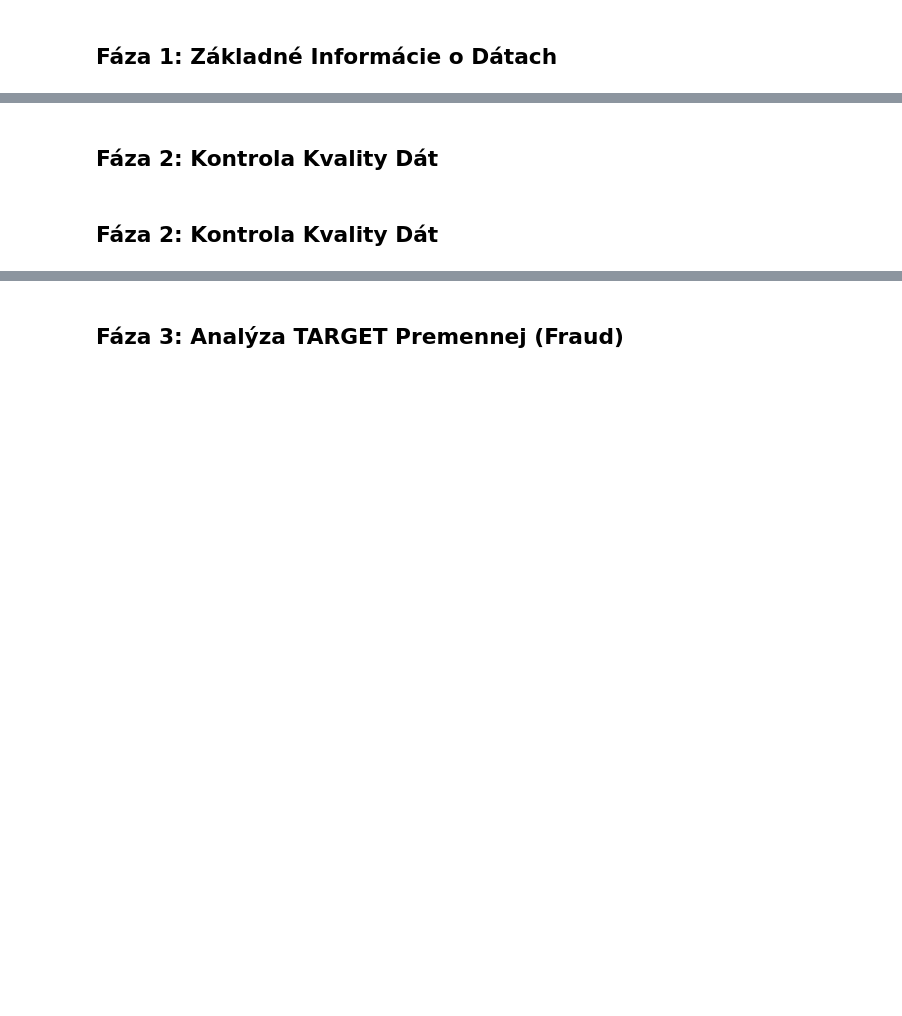
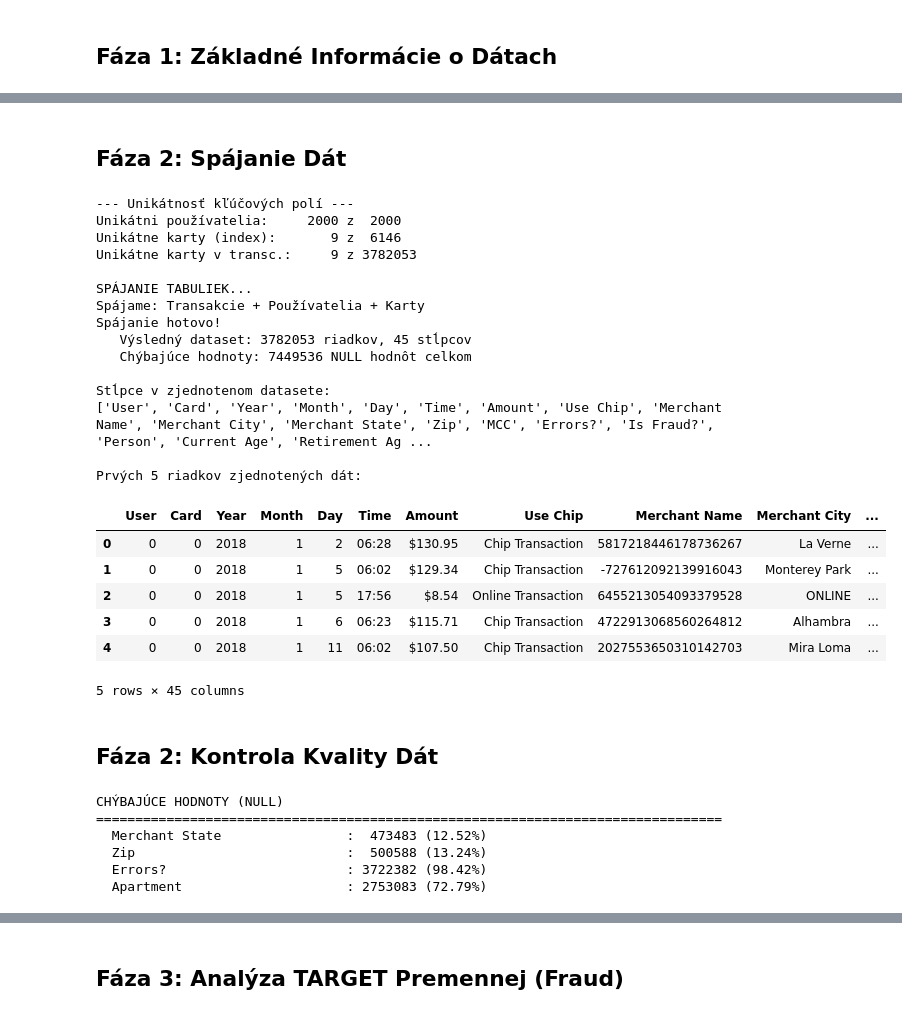
Before and after one commit to veronikasovic/fraud-decision-system, a Jupyter notebook: notebooks/exploration.ipynb, the cells around one changed output, grey strips where cells are left out. Cells and saved outputs as stored; diff of their text form; code cells hidden in the pictures; blank space fills up the shorter version.

```diff
--- a/notebooks/exploration.ipynb
+++ b/notebooks/exploration.ipynb
@@ -109,5 +167,58 @@ display(cards.head())
-# %% [markdown]
-## Fáza 2: Kontrola Kvality Dát
+# %% [markdown]
+## Fáza 2: Spájanie Dát
+# %%
+# Kontrola kľúčových polí
+print("\n--- Unikátnosť kľúčových polí ---")
+print(f"Unikátni používatelia:    {users['User'].nunique():>5} z {len(users):>5}")
+print(f"Unikátne karty (index):   {cards['CARD INDEX'].nunique():>5} z {len(cards):>5}")
+print(f"Unikátne karty v transc.: {transactions['Card'].nunique():>5} z {len(transactions):>5}")
+
+#  UPOZORNENIE: Je len 9 unikátnych CARD INDEX! To znamená, že tieto 9 hodnôt sa opakujú pre rôznych používateľov. Pri merge bude potrebné použiť kombináciu 'CARD INDEX' a 'User' ako kľúč, nie len 'CARD INDEX'.
+
+print("\nSPÁJANIE TABULIEK...")
+print("Spájame: Transakcie + Používatelia + Karty")
+
+data = (
+    transactions
+    .merge(users, on='User', how='left')
+    .merge(cards,
+           left_on=['User', 'Card'],
+           right_on=['User', 'CARD INDEX'],
+           how='left')
+)
+
+print(f"Spájanie hotové!")
+print(f"   Výsledný dataset: {data.shape[0]} riadkov, {data.shape[1]} stĺpcov")
+print(f"   Chýbajúce hodnoty: {data.isnull().sum().sum()} NULL hodnôt celkom")
+
+print("\nStĺpce v zjednotenom datasete:")
+print(data.columns.tolist())
+
+print("\nPrvých 5 riadkov zjednotených dát:")
+display(data.head())
+# %% [output]
+--- Unikátnosť kľúčových polí ---
+Unikátni používatelia:     2000 z  2000
+Unikátne karty (index):       9 z  6146
+Unikátne karty v transc.:     9 z 3782053
+
+SPÁJANIE TABULIEK...
+Spájame: Transakcie + Používatelia + Karty
+Spájanie hotovo!
+   Výsledný dataset: 3782053 riadkov, 45 stĺpcov
+   Chýbajúce hodnoty: 7449536 NULL hodnôt celkom
+
+Stĺpce v zjednotenom datasete:
+['User', 'Card', 'Year', 'Month', 'Day', 'Time', 'Amount', 'Use Chip', 'Merchant Name', 'Merchant City', 'Merchant State', 'Zip', 'MCC', 'Errors?', 'Is Fraud?', 'Person', 'Current Age', 'Retirement Ag ...
+
+Prvých 5 riadkov zjednotených dát:
+|  | User | Card | Year | Month | Day | Time | Amount | Use Chip | Merchant Name | Merchant City | ... |
+| 0 | 0 | 0 | 2018 | 1 | 2 | 06:28 | $130.95 | Chip Transaction | 5817218446178736267 | La Verne | ... |
+| 1 | 0 | 0 | 2018 | 1 | 5 | 06:02 | $129.34 | Chip Transaction | -727612092139916043 | Monterey Park | ... |
+| 2 | 0 | 0 | 2018 | 1 | 5 | 17:56 | $8.54 | Online Transaction | 6455213054093379528 | ONLINE | ... |
+| 3 | 0 | 0 | 2018 | 1 | 6 | 06:23 | $115.71 | Chip Transaction | 4722913068560264812 | Alhambra | ... |
+| 4 | 0 | 0 | 2018 | 1 | 11 | 06:02 | $107.50 | Chip Transaction | 2027553650310142703 | Mira Loma | ... |
+5 rows × 45 columns
 # %% [markdown]
 ## Fáza 2: Kontrola Kvality Dát
 # %%
@@ -118,15 +229,20 @@ display(cards.head())
 print("CHÝBAJÚCE HODNOTY (NULL)")
 print("=" * 80)
 
-for df_name, df in [('TRANSAKCIE', transactions), ('POUŽÍVATELIA', users), ('KARTY', cards)]:
-    print(f"\n{df_name}:")
-    missing = df.isnull().sum()
-    if missing.sum() == 0:
-        print("  Žiadne chýbajúce hodnoty")
-    else:
-        for col in missing[missing > 0].index:
-            pct = (missing[col] / len(df)) * 100
-            print(f"  {col:30s}: {missing[col]:>7} ({pct:>5.2f}%)")
+missing = data.isnull().sum()
+if missing.sum() == 0:
+    print("  Žiadne chýbajúce hodnoty")
+else:
+    for col in missing[missing > 0].index:
+        pct = (missing[col] / len(data)) * 100
+        print(f"  {col:30s}: {missing[col]:>7} ({pct:>5.2f}%)")
+# %% [output]
+CHÝBAJÚCE HODNOTY (NULL)
+================================================================================
+  Merchant State                :  473483 (12.52%)
+  Zip                           :  500588 (13.24%)
+  Errors?                       : 3722382 (98.42%)
+  Apartment                     : 2753083 (72.79%)
 # %%
 # =============================================================================
 # 5. DUPLICITNÉ ZÁZNAMY
```
Also changed, not shown: parts of 15 cells of this notebook.
